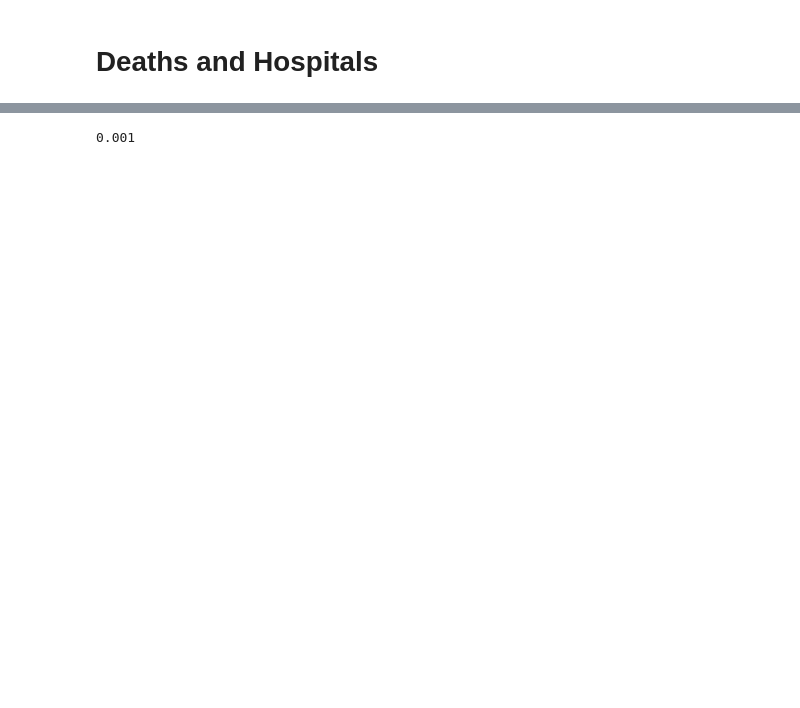
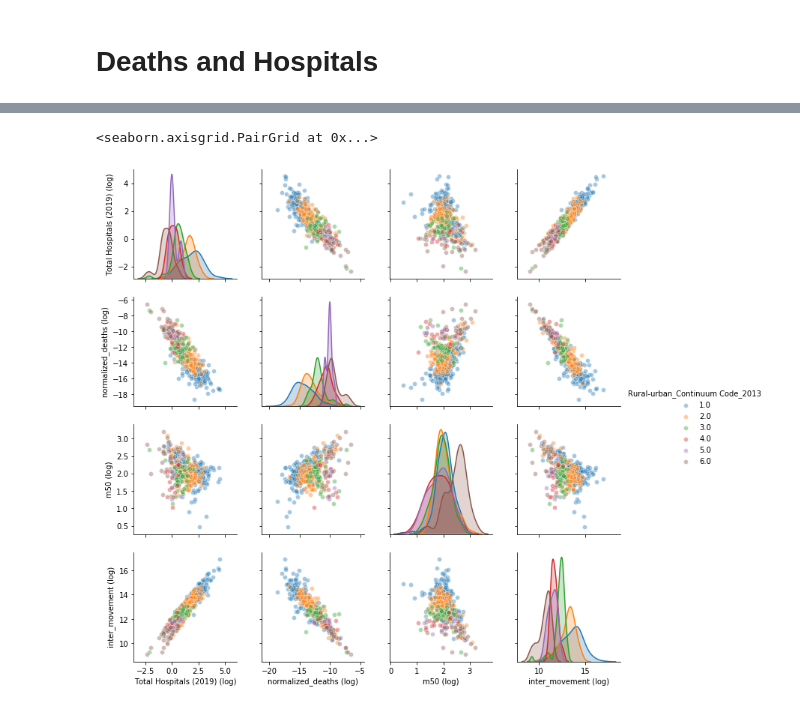
Before and after one commit to jhu-covid-optimization/covid-drivers, a Jupyter notebook: notebooks/06-rp-hospital_analysis.ipynb, the cells around one changed output, grey strips where cells are left out. Cells and saved outputs as stored; diff of their text form; code cells hidden in the pictures; blank space fills up the shorter version.

```diff
--- a/notebooks/06-rp-hospital_analysis.ipynb
+++ b/notebooks/06-rp-hospital_analysis.ipynb
@@ -198,4 +131,0 @@ _,pval,mgc_dict = MGC().test(cum_deaths['normalized_deaths'].to_numpy(), cum_dea
-# %%
-pval
-# %% [output]
-0.001
@@ -203,0 +132,12 @@ cum_deaths.to_csv('../data/processed/cumulative_deaths_14_days_after.csv', index
+# %%
+temp = cum_deaths#[cum_deaths['Rural-urban_Continuum Code_2013'].isin([3.0,4.0])]
+cols = ['Total Hospitals (2019) (log)',
+        'normalized_deaths (log)',
+        'm50 (log)',
+        'inter_movement (log)',
+]
+hue = 'Rural-urban_Continuum Code_2013'
+sns.pairplot(temp, vars=cols, hue=hue, plot_kws={'alpha': 0.4})
+# %% [output]
+<seaborn.axisgrid.PairGrid at 0x...>
+[figure, added]
```
Also changed, not shown: parts of 17 cells of this notebook, 12 other files.
